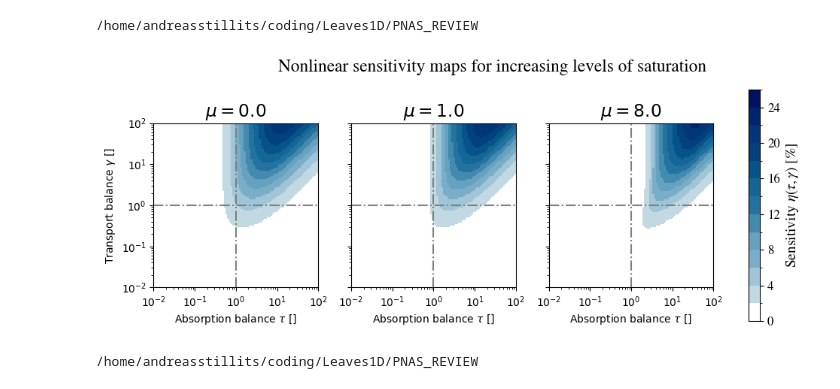
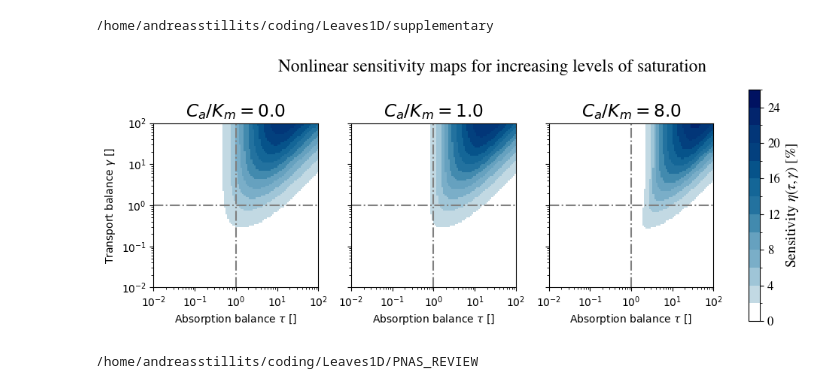
Before and after one commit to andreas-stillits/CarbonFixationModel1D, a Jupyter notebook: supplementary/notebooks/sensitivity.ipynb, the cells around one changed output. Saved outputs shown, nothing was run; the diff lists cells and outputs as text; code cells hidden in the pictures.

```diff
--- a/supplementary/notebooks/sensitivity.ipynb
+++ b/supplementary/notebooks/sensitivity.ipynb
@@ -1,35 +1,35 @@
 # %%
 %cd /home/andreasstillits/coding/Leaves1D/supplementary
 from codebase.utils.plotfunctions import plot_sensitivity_map
 import matplotlib.pyplot as plt
 
 
 def create_nonlinear_sensitivity_figure(
     filename: str = "files/plots/nonlinear_sensitivity.svg",
 ) -> None:
     """Create the nonlinear sensitivity figure"""
     mus = [0.00, 1.00, 8.00]
-    paths = [f"files/nonlinear_figure3C/sensitivities_mu{mu:.2f}_.txt" for mu in mus]
+    paths = [f"files/nonlinear_sensitivities/sensitivities_mu{mu:.2f}_.txt" for mu in mus]
 
     _, axs = plt.subplots(1, 3, figsize=(12, 4), sharey=True)
     axs = axs.flatten()
     for ax, path, mu in zip(axs, paths, mus):
         im = plot_sensitivity_map(path, ax=ax)
-        ax.set_title(rf"$\mu={mu}$")
+        ax.set_title(rf"$C_a/K_m={mu}$")
         ax.set_xlabel(r"Absorption balance $\tau$ []")
     axs[0].set_ylabel(r"Transport balance $\gamma$ []")
     # put a colorbar to the right
     cbar = plt.colorbar(im, ax=axs, orientation="vertical")
     cbar.set_label(r"Sensitivity $\eta(\tau, \gamma)$ [%]")
     plt.suptitle("Nonlinear sensitivity maps for increasing levels of saturation")
     plt.savefig(filename)
     plt.show()
 
 
 create_nonlinear_sensitivity_figure()
 # %% [output]
-/home/andreasstillits/coding/Leaves1D/PNAS_REVIEW
+/home/andreasstillits/coding/Leaves1D/supplementary
-[figure, old version]
+[figure, new version]
 # %%
 %cd /home/andreasstillits/coding/Leaves1D/supplementary
 from codebase.utils.plotfunctions import plot_sensitivity_map
```
Also changed, not shown: 8 other files.
